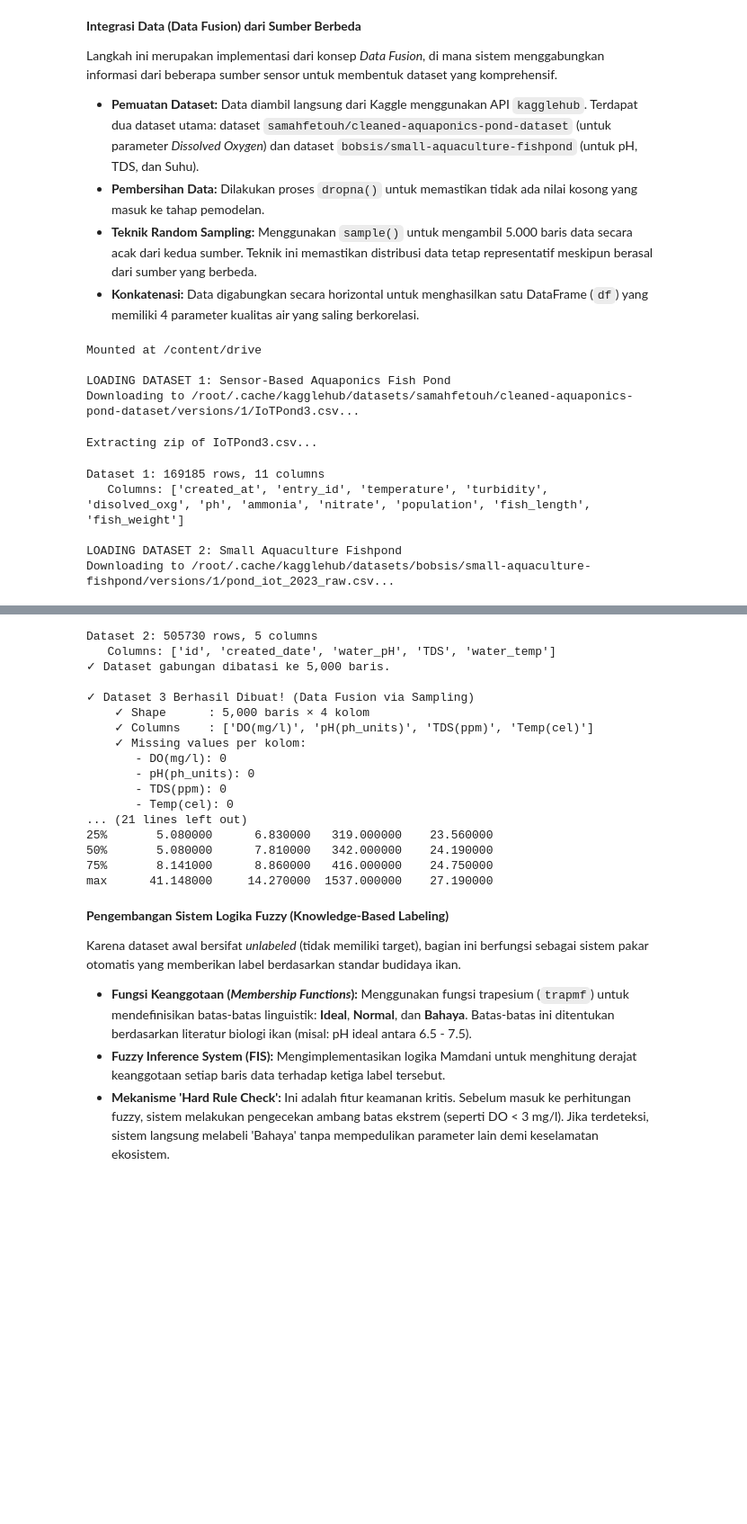
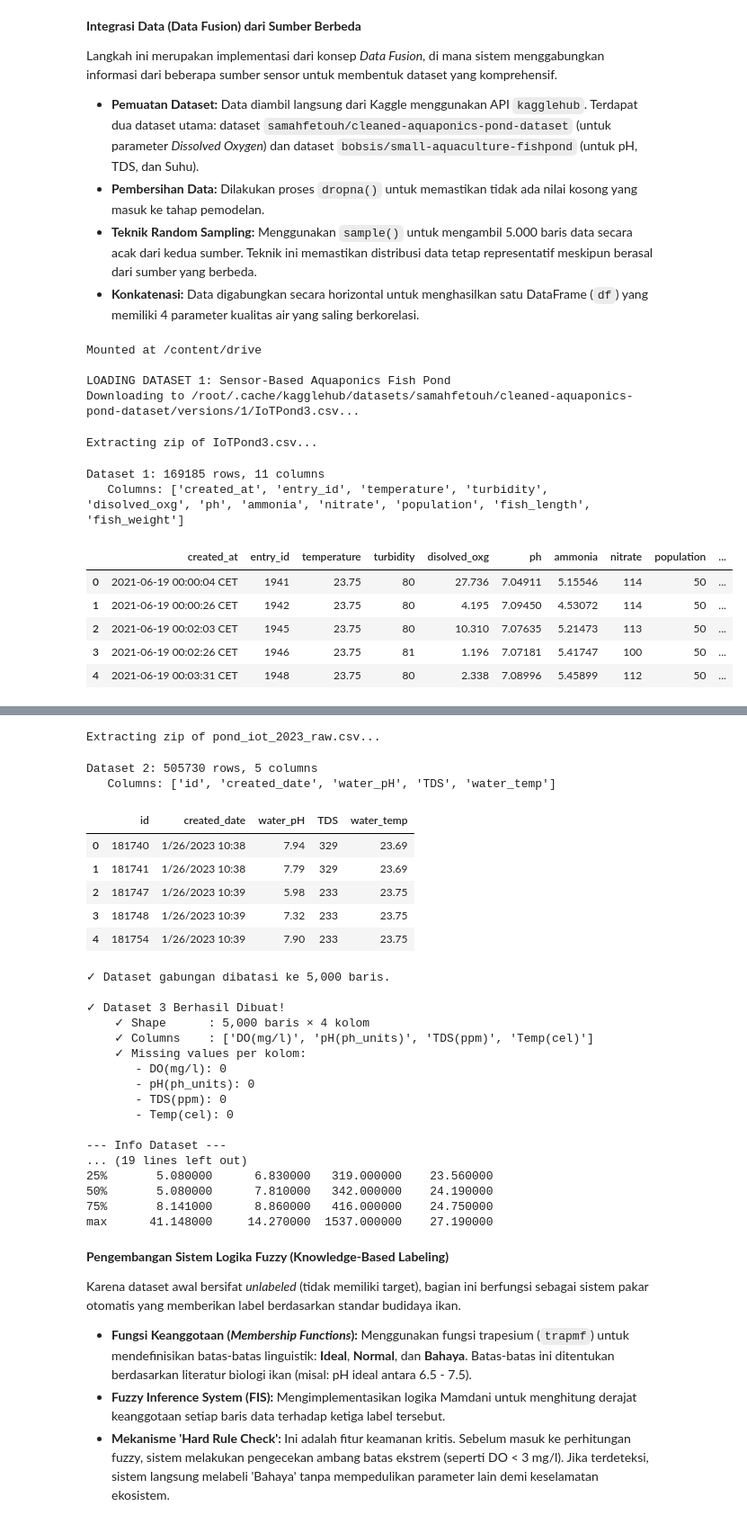
Before and after one commit to ilyaaannn/justchill, a Jupyter notebook: MODEL_ML_AQUAPONIC.ipynb, the cells around one changed output, grey strips where cells are left out. Shown at 90% size. Saved outputs shown, nothing was run; the diff lists cells and outputs as text; code cells hidden in the pictures; blank space fills up the shorter version.

```diff
--- a/MODEL_ML_AQUAPONIC.ipynb
+++ b/MODEL_ML_AQUAPONIC.ipynb
@@ -79,6 +79,7 @@ try:
     )
     print(f"Dataset 1: {df1.shape[0]} rows, {df1.shape[1]} columns")
     print(f"   Columns: {list(df1.columns)}")
+    display(df1.head(5))
 except Exception as e:
     print(f"❌ Error: {e}")
     raise
@@ -93,6 +94,7 @@ try:
     )
     print(f"Dataset 2: {df2.shape[0]} rows, {df2.shape[1]} columns")
     print(f"   Columns: {list(df2.columns)}")
+    display(df2.head(5))
 except Exception as e:
     print(f"❌ Error: {e}")
     raise
@@ -111,33 +113,36 @@ df1_sample = df1_extracted.sample(n=MAX_ROWS, random_state=SEED, replace=True).r
 df2_sample = df2_extracted.sample(n=MAX_ROWS, random_state=SEED, replace=True).reset_index(drop=True)
 
 # 4. Penggabungan Horizontal (Data Fusion)
 df3_combined = pd.concat([df1_sample, df2_sample], axis=1)
 
 if len(df3_combined) > MAX_ROWS:
     df3_combined = df3_combined.sample(n=MAX_ROWS, random_state=SEED).reset_index(drop=True)
 print(f"✓ Dataset gabungan dibatasi ke {MAX_ROWS:,} baris.")
 
 print(f"\n✓ Dataset 3 Berhasil Dibuat!")
 print(f"    ✓ Shape      : {df3_combined.shape[0]:,} baris × {df3_combined.shape[1]} kolom")
 print(f"    ✓ Columns    : {list(df3_combined.columns)}")
 print(f"    ✓ Missing values per kolom:")
 for col in df3_combined.columns:
     print(f"       - {col}: {df3_combined[col].isnull().sum()}")
 
 # Simpan sebagai dataframe utama
 df = df3_combined.copy()
 print("\n--- Info Dataset ---")
 print(df.info())
 print("\n--- Deskripsi Statistik ---")
 print(df.describe())
 # %% [output]
 Mounted at /content/drive
 
 LOADING DATASET 1: Sensor-Based Aquaponics Fish Pond
 Downloading to /root/.cache/kagglehub/datasets/samahfetouh/cleaned-aquaponics-pond-dataset/versions/1/IoTPond3.csv...
 Extracting zip of IoTPond3.csv...
 Dataset 1: 169185 rows, 11 columns
    Columns: ['created_at', 'entry_id', 'temperature', 'turbidity', 'disolved_oxg', 'ph', 'ammonia', 'nitrate', 'population', 'fish_length', 'fish_weight']
-
-LOADING DATASET 2: Small Aquaculture Fishpond
-Downloading to /root/.cache/kagglehub/datasets/bobsis/small-aquaculture-fishpond/versions/1/pond_iot_2023_raw.csv...
+|  | created_at | entry_id | temperature | turbidity | disolved_oxg | ph | ammonia | nitrate | population | ... |
+| 0 | 2021-06-19 00:00:04 CET | 1941 | 23.75 | 80 | 27.736 | 7.04911 | 5.15546 | 114 | 50 | ... |
+| 1 | 2021-06-19 00:00:26 CET | 1942 | 23.75 | 80 | 4.195 | 7.09450 | 4.53072 | 114 | 50 | ... |
+| 2 | 2021-06-19 00:02:03 CET | 1945 | 23.75 | 80 | 10.310 | 7.07635 | 5.21473 | 113 | 50 | ... |
+| 3 | 2021-06-19 00:02:26 CET | 1946 | 23.75 | 81 | 1.196 | 7.07181 | 5.41747 | 100 | 50 | ... |
+| 4 | 2021-06-19 00:03:31 CET | 1948 | 23.75 | 80 | 2.338 | 7.08996 | 5.45899 | 112 | 50 | ... |
@@ -145,20 +151,29 @@ Extracting zip of pond_iot_2023_raw.csv...
-Dataset 2: 505730 rows, 5 columns
-   Columns: ['id', 'created_date', 'water_pH', 'TDS', 'water_temp']
-✓ Dataset gabungan dibatasi ke 5,000 baris.
-
-✓ Dataset 3 Berhasil Dibuat! (Data Fusion via Sampling)
-    ✓ Shape      : 5,000 baris × 4 kolom
-    ✓ Columns    : ['DO(mg/l)', 'pH(ph_units)', 'TDS(ppm)', 'Temp(cel)']
-    ✓ Missing values per kolom:
-       - DO(mg/l): 0
-       - pH(ph_units): 0
-       - TDS(ppm): 0
-       - Temp(cel): 0
-... (21 lines left out)
-25%       5.080000      6.830000   319.000000    23.560000
-50%       5.080000      7.810000   342.000000    24.190000
-75%       8.141000      8.860000   416.000000    24.750000
-max      41.148000     14.270000  1537.000000    27.190000
+Extracting zip of pond_iot_2023_raw.csv...
+Dataset 2: 505730 rows, 5 columns
+   Columns: ['id', 'created_date', 'water_pH', 'TDS', 'water_temp']
+|  | id | created_date | water_pH | TDS | water_temp |
+| 0 | 181740 | 1/26/2023 10:38 | 7.94 | 329 | 23.69 |
+| 1 | 181741 | 1/26/2023 10:38 | 7.79 | 329 | 23.69 |
+| 2 | 181747 | 1/26/2023 10:39 | 5.98 | 233 | 23.75 |
+| 3 | 181748 | 1/26/2023 10:39 | 7.32 | 233 | 23.75 |
+| 4 | 181754 | 1/26/2023 10:39 | 7.90 | 233 | 23.75 |
+✓ Dataset gabungan dibatasi ke 5,000 baris.
+
+✓ Dataset 3 Berhasil Dibuat!
+    ✓ Shape      : 5,000 baris × 4 kolom
+    ✓ Columns    : ['DO(mg/l)', 'pH(ph_units)', 'TDS(ppm)', 'Temp(cel)']
+    ✓ Missing values per kolom:
+       - DO(mg/l): 0
+       - pH(ph_units): 0
+       - TDS(ppm): 0
+       - Temp(cel): 0
+
+--- Info Dataset ---
+... (19 lines left out)
+25%       5.080000      6.830000   319.000000    23.560000
+50%       5.080000      7.810000   342.000000    24.190000
+75%       8.141000      8.860000   416.000000    24.750000
+max      41.148000     14.270000  1537.000000    27.190000
 # %% [markdown]
 **Pengembangan Sistem Logika Fuzzy (Knowledge-Based Labeling)**
 
```
Also changed, not shown: parts of 7 cells of this notebook.
